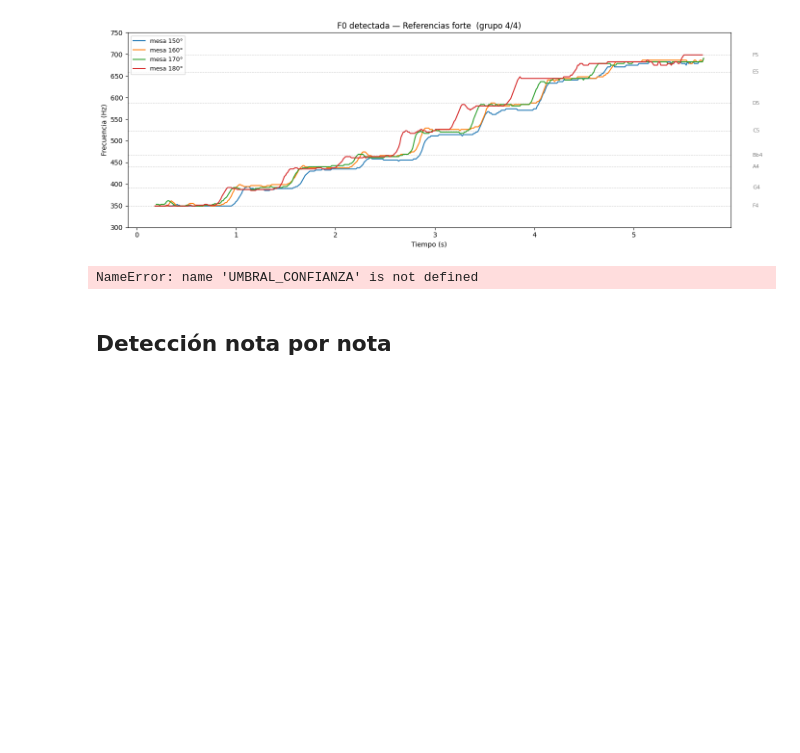
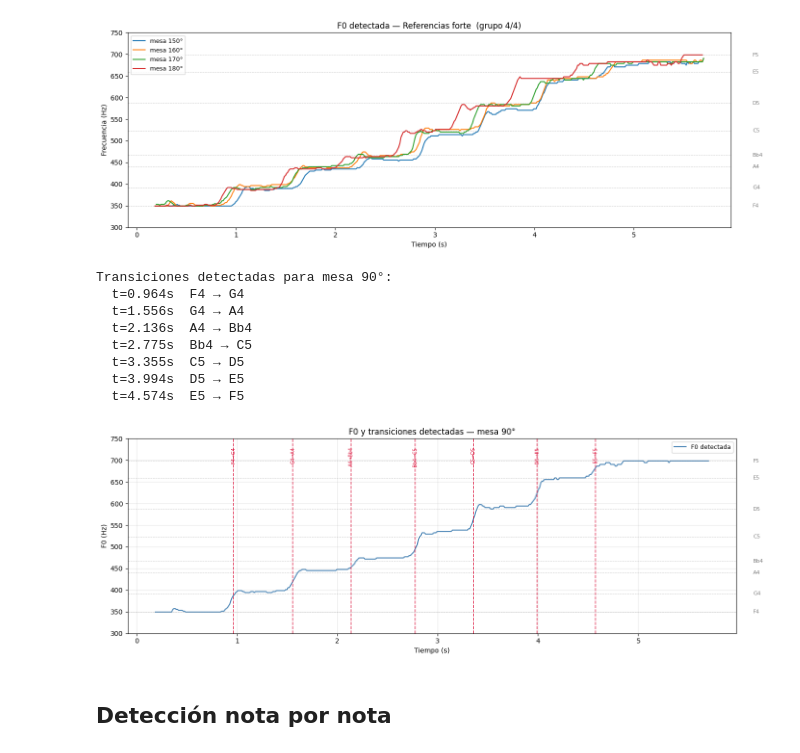
Before and after one commit to IMA-2026-CCLP/TP5-Polar-Plots, a Jupyter notebook: fundamental.ipynb, the cells around one changed output. Drawn from its saved outputs; the diff is of its cells as text; code cells hidden in the pictures; blank space fills up the shorter version.

```diff
--- a/fundamental.ipynb
+++ b/fundamental.ipynb
@@ -311,6 +311,7 @@ for fig_idx in range(n_figuras):
 # %%
 # ── Detectar transiciones para una sola referencia ────────────────────────────
 ANG_PRUEBA = 90   # ángulo de mesa a analizar
+UMBRAL_CONFIANZA = 0.8
 
 f0     = f0_refs[ANG_PRUEBA]
 prob   = prob_refs[ANG_PRUEBA]
@@ -351,34 +352,42 @@ for idx, n_ant, n_new in transiciones:
 # ── Graficar ───────────────────────────────────────────────────────────────────
 fig, ax = plt.subplots(figsize=(14, 5))
 
 # F0 con voz
 f0_plot = f0.copy()
 f0_plot[~voiced] = np.nan
 ax.plot(tiempos, f0_plot, color='steelblue', linewidth=1.5, label='F0 detectada')
 
 # Líneas horizontales de notas
 for nombre, freq in NOTAS.items():
     ax.axhline(freq, color='gray', linestyle='--', linewidth=0.7, alpha=0.4)
     ax.text(tiempos[-1] + 0.05, freq, nombre, fontsize=8, va='center', color='gray')
 
 # Líneas verticales de transición
 colores_trans = plt.cm.Set1.colors
 for k, (idx, n_ant, n_new) in enumerate(transiciones):
     t = tiempos[idx]
     ax.axvline(t, color='crimson', linewidth=1.2, linestyle='--', alpha=0.8)
     ax.text(t, 730, f'{n_ant}→{n_new}', fontsize=7, ha='center',
             color='crimson', rotation=90, va='top')
 
 ax.set_xlabel('Tiempo (s)')
 ax.set_ylabel('F0 (Hz)')
 ax.set_title(f'F0 y transiciones detectadas — mesa {ANG_PRUEBA}°')
 ax.set_ylim(300, 750)
 ax.legend(fontsize=9)
 ax.grid(alpha=0.3)
 plt.tight_layout()
 plt.show()
 # %% [output]
-NameError: name 'UMBRAL_CONFIANZA' is not defined
+Transiciones detectadas para mesa 90°:
+  t=0.964s  F4 → G4
+  t=1.556s  G4 → A4
+  t=2.136s  A4 → Bb4
+  t=2.775s  Bb4 → C5
+  t=3.355s  C5 → D5
+  t=3.994s  D5 → E5
+  t=4.574s  E5 → F5
+[figure, added]
 # %% [markdown]
 ## Detección nota por nota
 # %%
```
Also changed, not shown: parts of 1 cell of this notebook.
